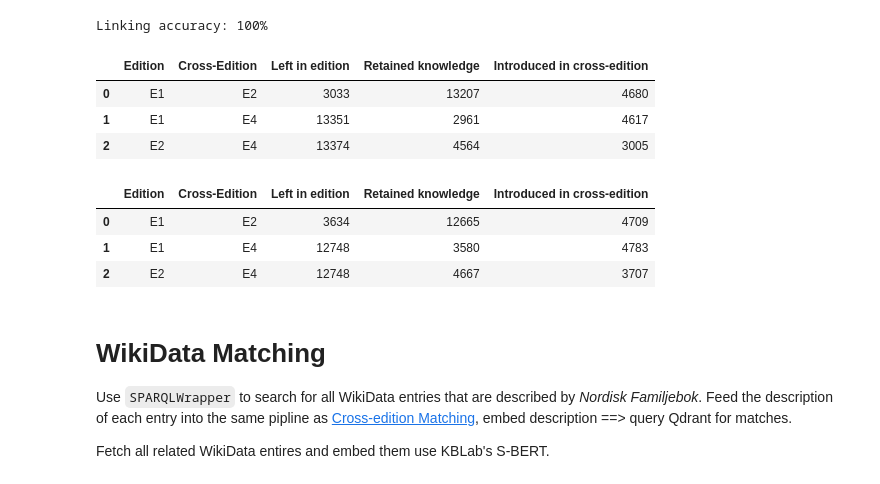
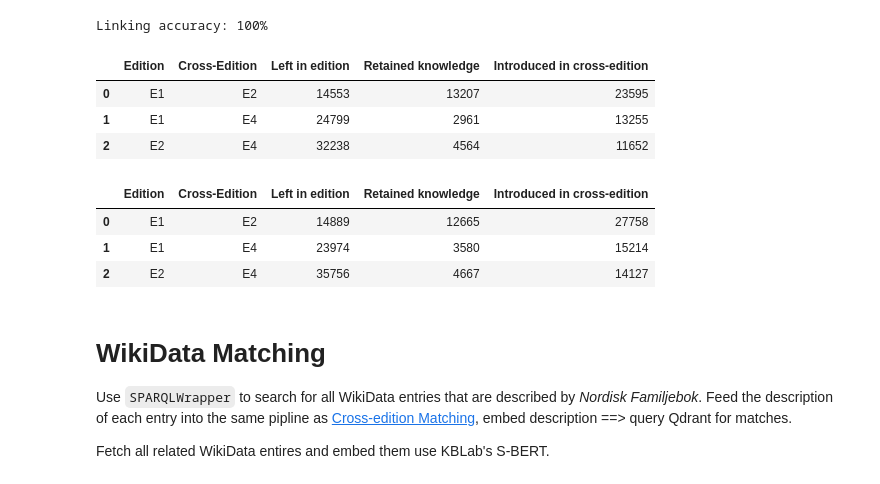
Before and after one commit to SalamSki/EDAN70, a Jupyter notebook: main.ipynb, the cells around one changed output. Cells and saved outputs as stored; diff of their text form; code cells hidden in the pictures.

```diff
--- a/main.ipynb
+++ b/main.ipynb
@@ -827,7 +827,8 @@ def extact_matchings_cross_editions(edition_names=['E1', 'E2', 'E4']):
     location_matchings.append(np.array(edition_locations))
   return person_matchings, location_matchings
 
-def analyze_entity_dev_accross_editions(matchigns):
+def analyze_entity_dev_accross_editions(matchigns, type:int):
+
   def map_np_str(arr:np.ndarray):
     return list(map(lambda e: ",".join(e) ,arr))
 
@@ -835,6 +836,8 @@ def analyze_entity_dev_accross_editions(matchigns):
     return np.array(list(map(lambda e: e.split(","), arr)))
 
   df = pd.DataFrame(columns=['Edition', 'Cross-Edition', 'Left in edition', 'Retained knowledge', 'Introduced in cross-edition'])
+
+  total_lengths = [len([1 for entry in linked_db[edition[0][0][:2]] if entry['type'] == type]) for edition in matchigns]
 
   for i in range(0, len(matchigns)):
     edition = matchigns[i]
@@ -844,36 +847,37 @@ def analyze_entity_dev_accross_editions(matchigns):
       cross_edition = matchigns[j]
       corss_edition_name = cross_edition[0][0][:2]
 
-      edition_length = [m for m in edition if m[1].startswith(corss_edition_name)]
-      cross_edition_length = [m for m in cross_edition if m[1].startswith(edition_name)]
-
       intersect = unmap_str_np(np.intersect1d(map_np_str(edition), map_np_str(np.flip(cross_edition, axis=1))))
       len_intersect = len(intersect)
 
-      edition_single_connections = len(edition_length) - len_intersect
-      cross_edition_single_connections = len(cross_edition_length) - len_intersect
+      # # VERY VERY not needed code to extract the number of single way matchings.
+      # edition_length = [m for m in edition if m[1].startswith(corss_edition_name)]
+      # cross_edition_length = [m for m in cross_edition if m[1].startswith(edition_name)]
 
-      edition_total_without_singles = len(edition) - edition_single_connections
-      cross_edition_total_without_singles = len(cross_edition) - cross_edition_single_connections
+      # edition_single_connections = len(edition_length) - len_intersect
+      # cross_edition_single_connections = len(cross_edition_length) - len_intersect
 
-      df.loc[i+j-1] = (edition_name, corss_edition_name, edition_total_without_singles-len_intersect, len_intersect, cross_edition_total_without_singles-len_intersect)
+      # edition_total_without_singles = total_lengths[i] - edition_single_connections
+      # cross_edition_total_without_singles = total_lengths[j] - cross_edition_single_connections
+
+      df.loc[i+j-1] = (edition_name, corss_edition_name, total_lengths[i]-len_intersect, len_intersect, total_lengths[j]-len_intersect)
   return df
 
 person_matchings, location_matchings = extact_matchings_cross_editions()
 # %%
-analyze_entity_dev_accross_editions(person_matchings)
+analyze_entity_dev_accross_editions(person_matchings, type=2)
 # %% [output]
 |  | Edition | Cross-Edition | Left in edition | Retained knowledge | Introduced in cross-edition |
-| 0 | E1 | E2 | 3033 | 13207 | 4680 |
-| 1 | E1 | E4 | 13351 | 2961 | 4617 |
-| 2 | E2 | E4 | 13374 | 4564 | 3005 |
+| 0 | E1 | E2 | 14553 | 13207 | 23595 |
+| 1 | E1 | E4 | 24799 | 2961 | 13255 |
+| 2 | E2 | E4 | 32238 | 4564 | 11652 |
 # %%
-analyze_entity_dev_accross_editions(location_matchings)
+analyze_entity_dev_accross_editions(location_matchings, type=1)
 # %% [output]
 |  | Edition | Cross-Edition | Left in edition | Retained knowledge | Introduced in cross-edition |
-| 0 | E1 | E2 | 3634 | 12665 | 4709 |
-| 1 | E1 | E4 | 12748 | 3580 | 4783 |
-| 2 | E2 | E4 | 12748 | 4667 | 3707 |
+| 0 | E1 | E2 | 14889 | 12665 | 27758 |
+| 1 | E1 | E4 | 23974 | 3580 | 15214 |
+| 2 | E2 | E4 | 35756 | 4667 | 14127 |
 # %% [markdown]
 # WikiData Matching
 
```
